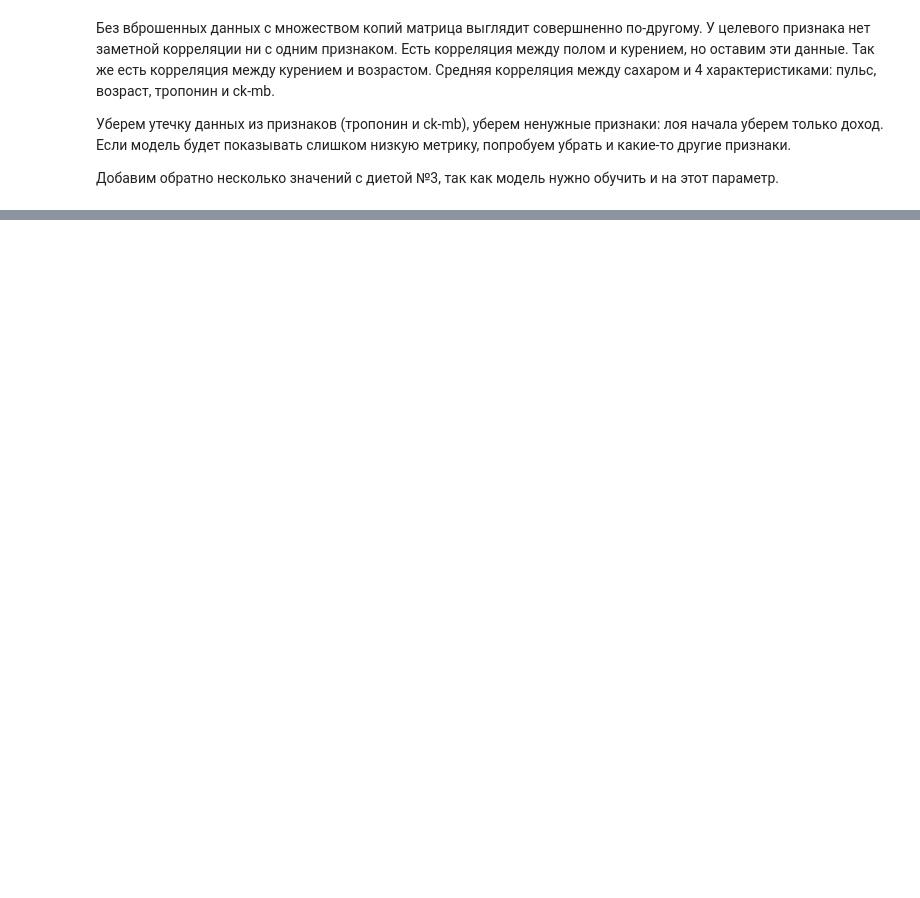
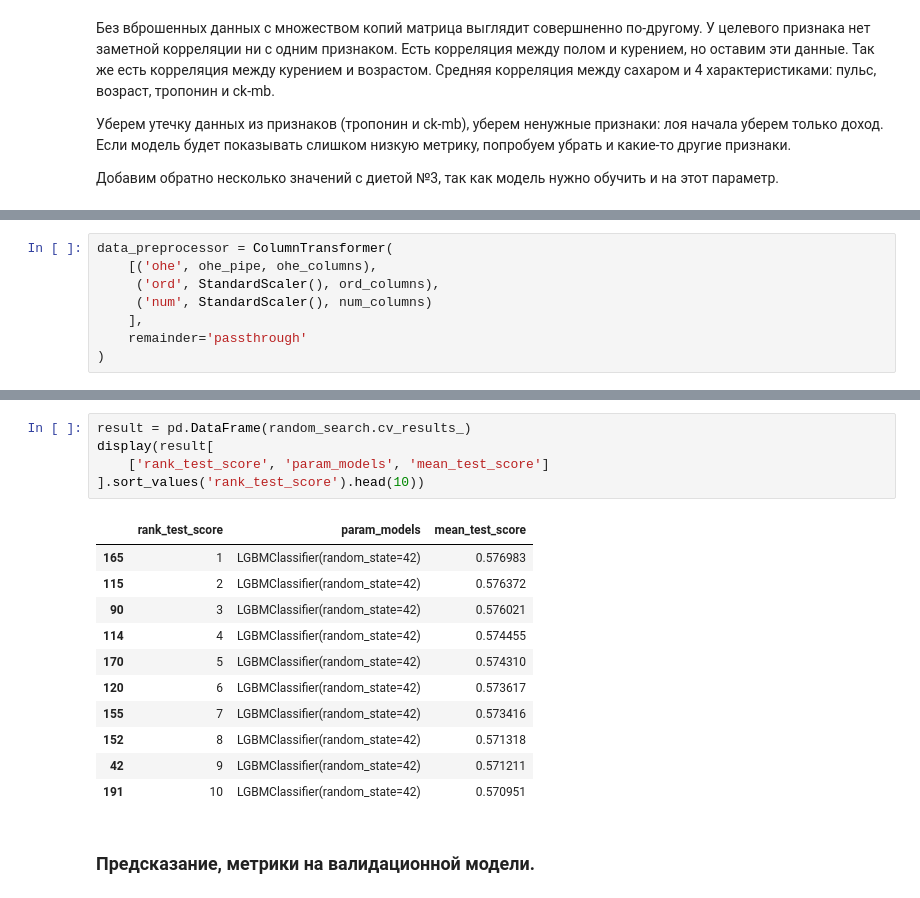
Before and after one commit to olga-tor/Heart_attack, a Jupyter notebook: Project_heart_atttack.ipynb, the cells around one changed output, grey strips where cells are left out. Drawn from its saved outputs; the diff is of its cells as text; blank space fills up the shorter version.

```diff
--- a/Project_heart_atttack.ipynb
+++ b/Project_heart_atttack.ipynb
@@ -1096,0 +1152,8 @@ train_X_y_new = train_X_y_new.drop(['troponin', 'ck-mb', 'income'], axis=1)
+# %%
+data_preprocessor = ColumnTransformer(
+    [('ohe', ohe_pipe, ohe_columns),
+     ('ord', StandardScaler(), ord_columns),
+     ('num', StandardScaler(), num_columns)
+    ],
+    remainder='passthrough'
+)
@@ -1096,0 +1259,19 @@ train_X_y_new = train_X_y_new.drop(['troponin', 'ck-mb', 'income'], axis=1)
+# %%
+result = pd.DataFrame(random_search.cv_results_)
+display(result[
+    ['rank_test_score', 'param_models', 'mean_test_score']
+].sort_values('rank_test_score').head(10))
+# %% [output]
+|  | rank_test_score | param_models | mean_test_score |
+| 165 | 1 | LGBMClassifier(random_state=42) | 0.576983 |
+| 115 | 2 | LGBMClassifier(random_state=42) | 0.576372 |
+| 90 | 3 | LGBMClassifier(random_state=42) | 0.576021 |
+| 114 | 4 | LGBMClassifier(random_state=42) | 0.574455 |
+| 170 | 5 | LGBMClassifier(random_state=42) | 0.574310 |
+| 120 | 6 | LGBMClassifier(random_state=42) | 0.573617 |
+| 155 | 7 | LGBMClassifier(random_state=42) | 0.573416 |
+| 152 | 8 | LGBMClassifier(random_state=42) | 0.571318 |
+| 42 | 9 | LGBMClassifier(random_state=42) | 0.571211 |
+| 191 | 10 | LGBMClassifier(random_state=42) | 0.570951 |
+# %% [markdown]
+### Предсказание, метрики на валидационной модели.
```
Also changed, not shown: parts of 60 cells of this notebook.
